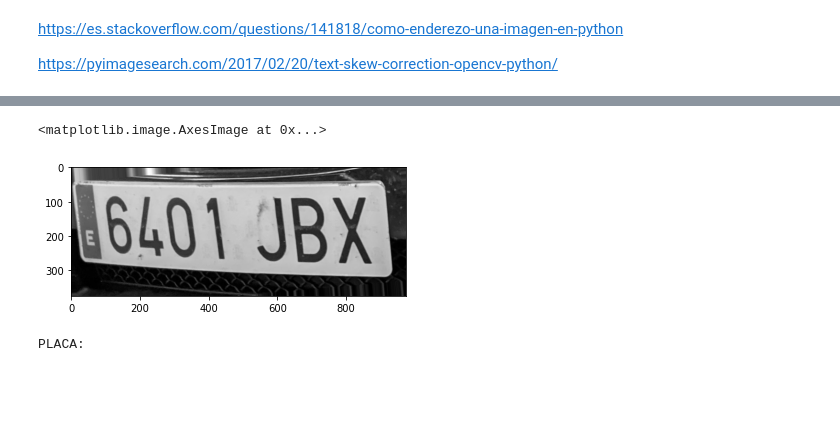
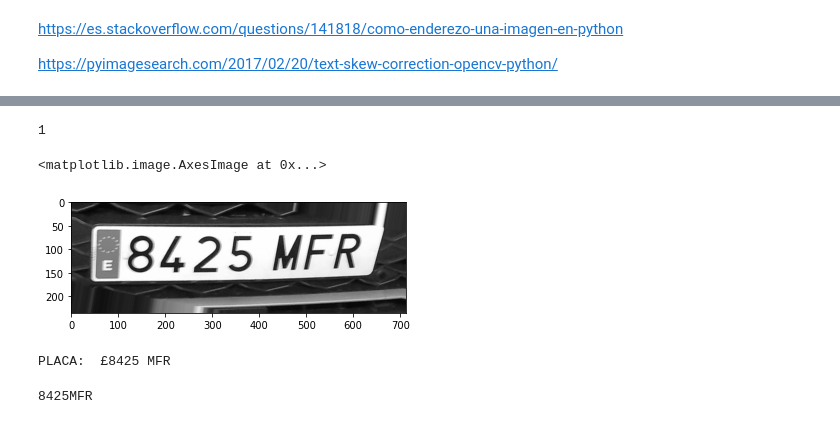
Before and after one commit to danielpaulisch/psiv2_matricules, a Jupyter notebook: dilate_contorns.ipynb, the cells around one changed output, grey strips where cells are left out. Cells and saved outputs as stored; diff of their text form; code cells hidden in the pictures; blank space fills up the shorter version.

```diff
--- a/dilate_contorns.ipynb
+++ b/dilate_contorns.ipynb
@@ -4,7 +4,7 @@ import cv2 as cv
 from matplotlib import pyplot as plt
 
 from skimage.segmentation import clear_border
-img = cv.imread('PXL_20210921_095212294.jpg')
+img = cv.imread('Imatges/matricula_2.jpeg')
 img_gris = cv.cvtColor(img, cv.COLOR_BGR2GRAY)
 # %%
 kernel = np.ones((3,3), np.uint8)
@@ -149,37 +141,39 @@ plt.imshow(contornos_pequeño, cmap="gray")
 # %%
 
 gray = cv.bitwise_not(imagen_recortada)
 thresh = cv.threshold(gray, 0, 255,	cv.THRESH_BINARY | cv.THRESH_OTSU)[1]
 thresh = 255 - thresh
 plt.imshow(thresh,cmap="gray")
 
 cnts,_=cv.findContours(cv.Canny(img_dilation,100,200),cv.RETR_LIST,cv.CHAIN_APPROX_SIMPLE)
 contornos_millor=cnts[0]
 area_max=0
 for c in cnts:
     area = cv.contourArea(c)
     if area>area_max:#len(approx)==4 and area>4000:
         area_max=area
         contornos_millor=c
 
 angle  = cv.minAreaRect(contornos_millor)[-1]
 
-if angle <- 45:
+if angle < -45:
 	angle =  (-90 + angle)
 
 
 else:
-	angle = -angle
+    angle = ( 90 - angle)
+    print(1)
 
 (h, w) = imagen_recortada.shape[:2]
 center = (w // 2, h // 2)
 M = cv.getRotationMatrix2D(center, -angle, 1.0)
 rotated = cv.warpAffine(imagen_recortada, M, (w, h), flags=cv.INTER_CUBIC, borderMode=cv.BORDER_REPLICATE)
 
 plt.imshow(rotated,cmap="gray")
 # %% [output]
-<matplotlib.image.AxesImage at 0x...>
+1
+<matplotlib.image.AxesImage at 0x...>
-[figure, old version]
+[figure, new version]
 # %%
 import pytesseract
 #pytesseract.pytesseract.tesseract_cmd = r'C:\Program Files\Tesseract-OCR\tesseract'
@@ -188,7 +182,7 @@ pytesseract.pytesseract.tesseract_cmd = 'C:/Program Files/Tesseract-OCR/tesserac
 text = pytesseract.image_to_string(rotated,config='--psm 11')
 print('PLACA: ',text)
 # %% [output]
-PLACA:
+PLACA:  £8425 MFR
 # %%
 #solo funciono si detecta todos los elementos de la maricula, elimina los resultados incorecots que
 #no son parte de la matricula pero por estar de fondo en la imgen el ocr lo detecta com un caracter
@@ -207,8 +201,10 @@ for letra in ll:
         else:
             count = 0
     else:
-        if letra in ("qwertyuuiopasdfghjklñzxcvbnm"):
+        if letra in ("wrtypsdfghjklzxcvbnm"):
             count += 1
             matricula += letra.upper()
 
 print(matricula)
+# %% [output]
+8425MFR
```
Also changed, not shown: parts of 13 cells of this notebook.
